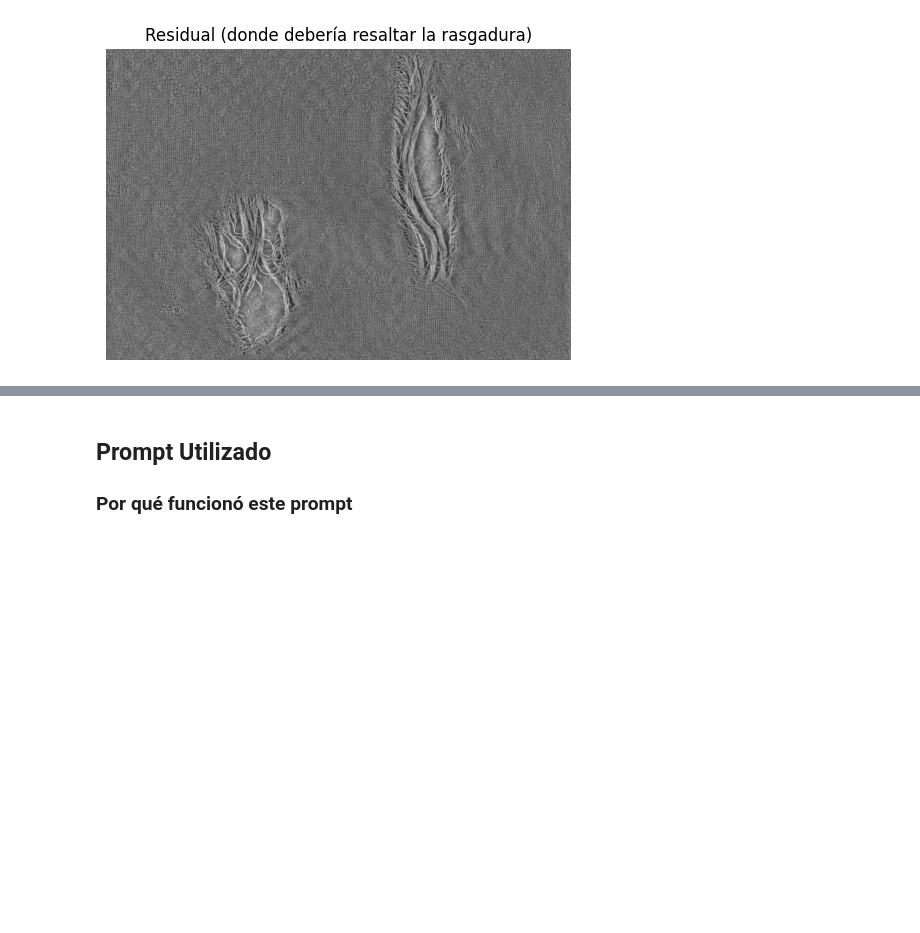
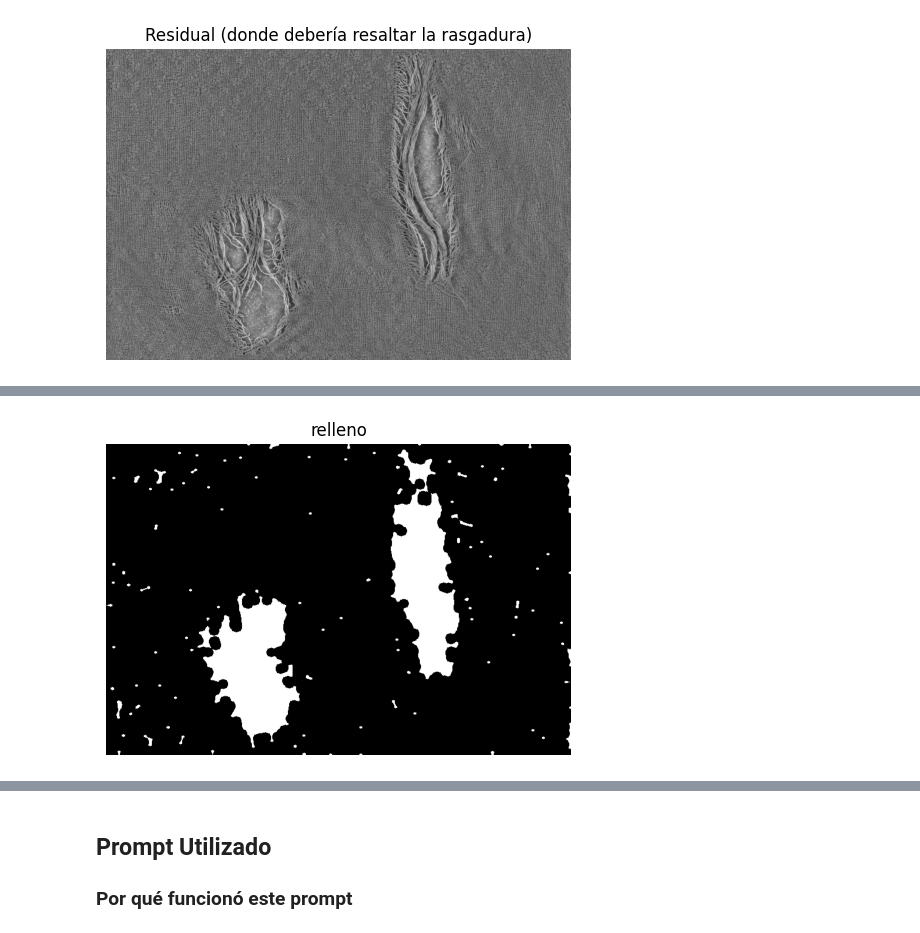
Before and after one commit to paulabaal12/LAB2-VCP, a Jupyter notebook: main.ipynb, the cells around one changed output, grey strips where cells are left out. Saved outputs shown, nothing was run; the diff lists cells and outputs as text; code cells hidden in the pictures; blank space fills up the shorter version.

```diff
--- a/main.ipynb
+++ b/main.ipynb
@@ -118,0 +144,11 @@ show(residual, "Residual (donde debería resaltar la rasgadura)")
+# %%
+# Fill holes
+flood = mask.copy()
+h2, w2 = mask.shape
+cv2.floodFill(flood, np.zeros((h2 + 2, w2 + 2), np.uint8), (0, 0), 255)
+holes = cv2.bitwise_not(flood)
+mask_filled = cv2.bitwise_or(mask, holes)
+
+show(mask_filled, "relleno")
+# %% [output]
+[figure, added]
```
Also changed, not shown: parts of 4 cells of this notebook.
